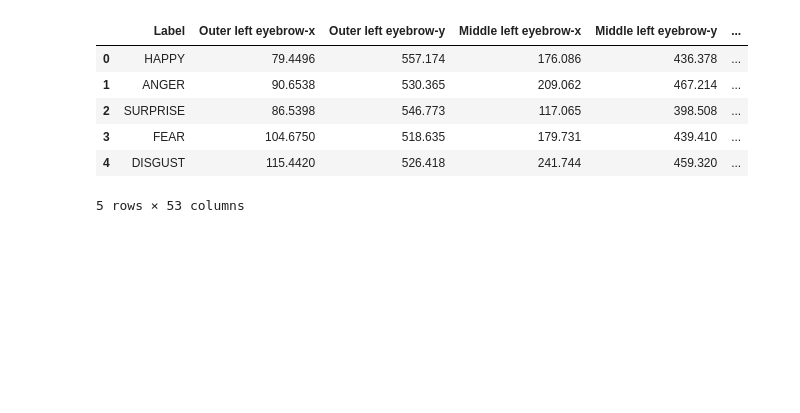
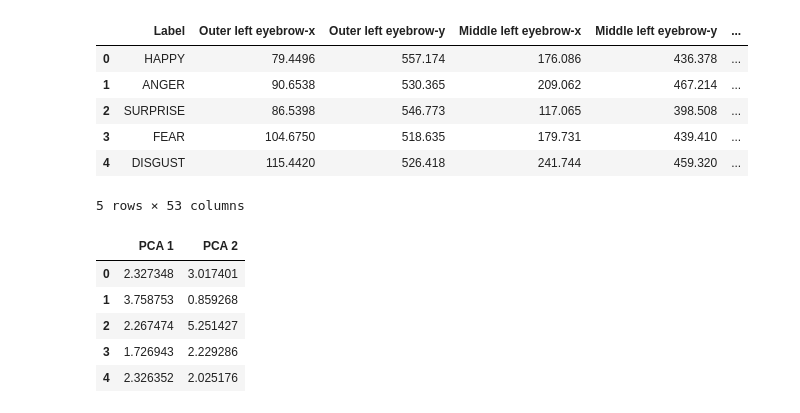
Before and after one commit to diegocasmo/iis-project, a Jupyter notebook: code/lm2-analysis/solution.ipynb, the cells around one changed output. Saved outputs shown, nothing was run; the diff lists cells and outputs as text; code cells hidden in the pictures; blank space fills up the shorter version.

```diff
--- a/code/lm2-analysis/solution.ipynb
+++ b/code/lm2-analysis/solution.ipynb
@@ -16,0 +29,15 @@ data_df.head()
+# %%
+# Use PCA to reduce dimensionality
+from sklearn.decomposition import PCA
+
+pca = PCA(n_components=2)
+principal_components = pca.fit_transform(values)
+principal_df = pd.DataFrame(data = principal_components, columns = ['PCA 1', 'PCA 2'])
+principal_df.head()
+# %% [output]
+|  | PCA 1 | PCA 2 |
+| 0 | 2.327348 | 3.017401 |
+| 1 | 3.758753 | 0.859268 |
+| 2 | 2.267474 | 5.251427 |
+| 3 | 1.726943 | 2.229286 |
+| 4 | 2.326352 | 2.025176 |
```
Also changed, not shown: parts of 6 cells of this notebook, 1 other file.
